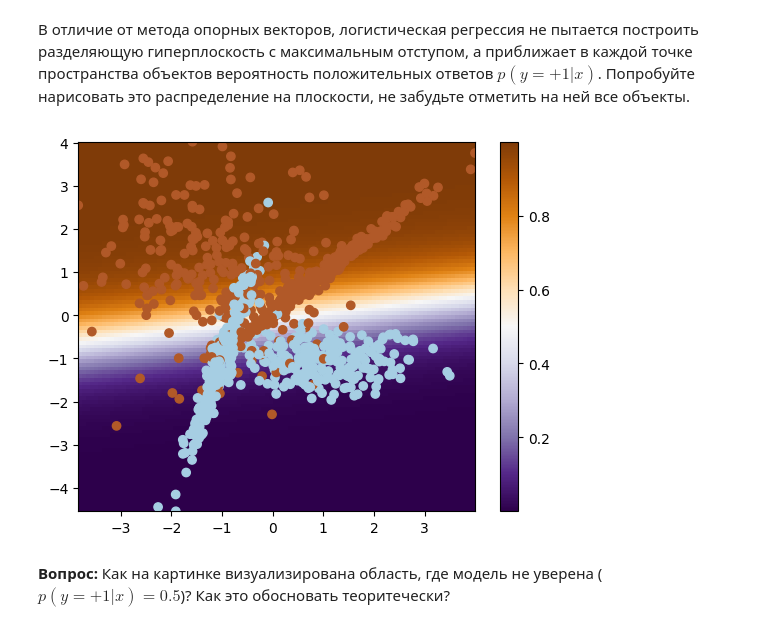
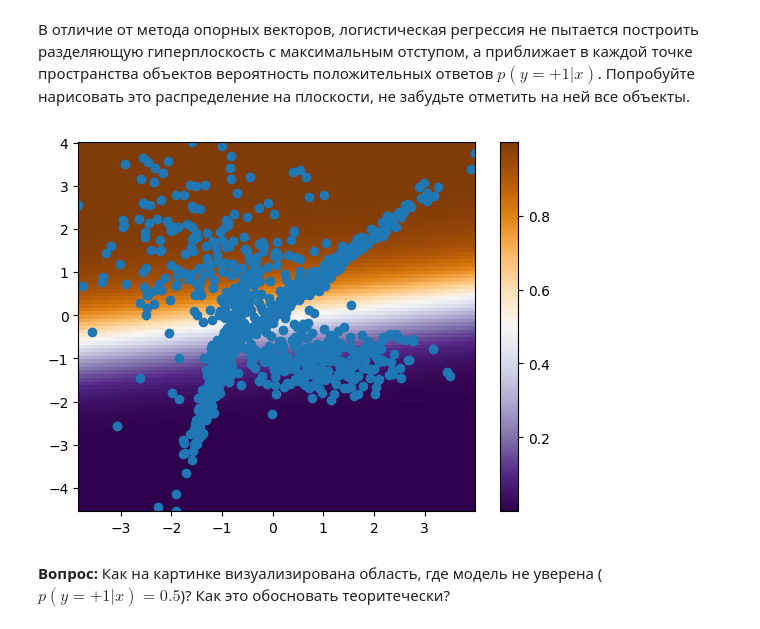
Before and after one commit to xCthulhuFtagn/ml-course-hse, a Jupyter notebook: 2023-fall/homeworks-practice/homework-practice-04-linclass.ipynb, the cells around one changed output. Drawn from its saved outputs; the diff is of its cells as text; code cells hidden in the pictures.

Commit message:
added graphs

```diff
--- a/2023-fall/homeworks-practice/homework-practice-04-linclass.ipynb
+++ b/2023-fall/homeworks-practice/homework-practice-04-linclass.ipynb
@@ -353,34 +360,40 @@ plot_svm_2D(X, y, model)
 **Ответ:** неправильно определенные и неопределенные
 # %% [markdown]
 В отличие от метода опорных векторов, логистическая регрессия не пытается построить разделяющую гиперплоскость с максимальным отступом, а приближает в каждой точке пространства объектов вероятность положительных ответов $p(y=+1|x)$. Попробуйте нарисовать это распределение на плоскости, не забудьте отметить на ней все объекты.
+# %%
+from sklearn.linear_model import LogisticRegression
+
+model = LogisticRegression(penalty='l2', C = 0.2559547922699533, random_state=42)
 # %%
 def plot_logreg_2D(X, y, model):
 
     #создали сетку
     xx = np.linspace(X[:,0].min(), X[:,0].max(), 100)
     yy = np.linspace(X[:,1].min(), X[:,1].max(), 100)
     YY, XX = np.meshgrid(yy, xx)
     xy = np.vstack([XX.ravel(), YY.ravel()]).T
 
+    model.fit(X, y)
+
     #Ответы модели для сетки для отрисовки распределения
-    Z = #your code here
+    Z = model.predict_proba(xy)[:, 1]
     Z = Z.reshape((xx.shape[0], -1)).T
 
 
     image = plt.imshow(Z, interpolation='nearest',
                        extent=(xx.min(), xx.max(), yy.min(), yy.max()),
                        aspect='auto', origin='lower', cmap=plt.cm.PuOr_r)
 
     #Отрисовали выборку
-    plt.scatter(#your code here
+    plt.scatter(X[:,0], X[:,1],
                 cmap=plt.cm.Paired)
 
     plt.colorbar(image)
 
 
 plot_logreg_2D(X, y, model)
 # %% [output]
-[figure, old version]
+[figure, new version]
 # %% [markdown]
 **Вопрос:** Как на картинке визуализирована область, где модель не уверена ($p(y=+1|x) = 0.5$)? Как это обосновать теоритечески?
 # %% [markdown]
```
Also changed, not shown: parts of 15 cells of this notebook.
